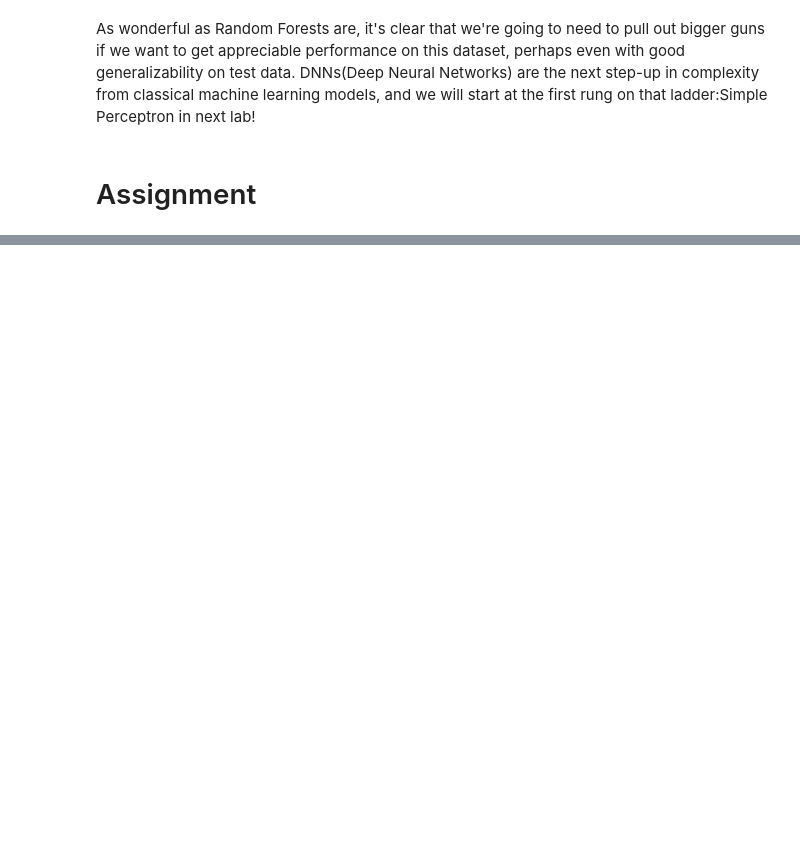
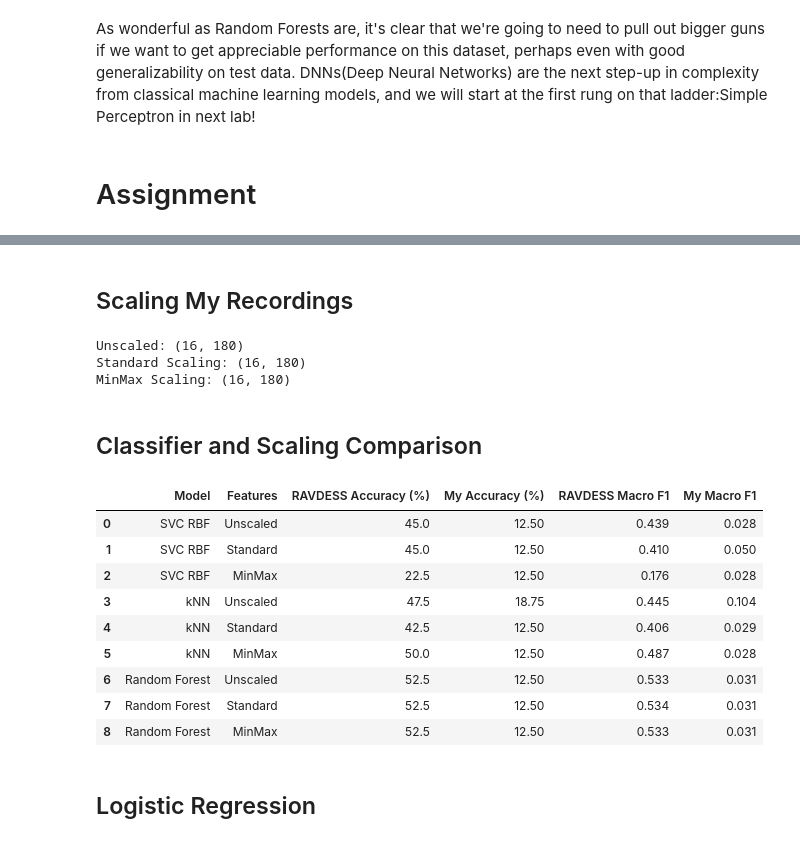
Before and after one commit to cyanhe001/Week3-ClassicML, a Jupyter notebook: Week_3_MachineLearning.ipynb, the cells around one changed output, grey strips where cells are left out. Drawn from its saved outputs; the diff is of its cells as text; code cells hidden in the pictures; blank space fills up the shorter version.

```diff
--- a/Week_3_MachineLearning.ipynb
+++ b/Week_3_MachineLearning.ipynb
@@ -601,2 +647,78 @@ As wonderful as Random Forests are, it's clear that we're going to need to pull
+# %% [markdown]
+## Scaling My Recordings
+# %%
+# Apply the same RAVDESS-based scaling to my recordings.
+standard_scaler = StandardScaler()
+standard_scaler.fit(np.asarray(features))
+my_features_scaled = standard_scaler.transform(my_features)
+
+minmax_scaler = MinMaxScaler()
+minmax_scaler.fit(np.asarray(features))
+my_features_minmax = minmax_scaler.transform(my_features)
+
+print('Unscaled:', my_features.shape)
+print('Standard Scaling:', my_features_scaled.shape)
+print('MinMax Scaling:', my_features_minmax.shape)
+# %% [output]
+Unscaled: (16, 180)
+Standard Scaling: (16, 180)
+MinMax Scaling: (16, 180)
+# %% [markdown]
+## Classifier and Scaling Comparison
+# %%
+from sklearn.base import clone
+from sklearn.metrics import accuracy_score, f1_score
+from sklearn.svm import SVC
+from sklearn.neighbors import KNeighborsClassifier
+from sklearn.ensemble import RandomForestClassifier
+
+models = {
+    'SVC RBF': SVC(C=3, gamma='auto', kernel='rbf', random_state=42),
+    'kNN': KNeighborsClassifier(n_neighbors=5, weights='distance', algorithm='brute', n_jobs=4),
+    'Random Forest': RandomForestClassifier(n_estimators=500, criterion='entropy', max_features='sqrt', random_state=42)
+}
+
+versions = {
+    'Unscaled': (X_train, X_test, my_features),
+    'Standard': (X_train_scaled, X_test_scaled, my_features_scaled),
+    'MinMax': (X_train_minmax, X_test_minmax, my_features_minmax)
+}
+
+train_labels = np.asarray(y_train).ravel()
+test_labels = np.asarray(y_test).ravel()
+emotion_labels = list(emotions_dict.values())
+
+results = []
+# Create a fresh model with the same parameters for each feature version.
+for model_name, base_model in models.items():
+    for version_name, (train_data, test_data, personal_data) in versions.items():
+        classifier = clone(base_model)
+        classifier.fit(train_data, train_labels)
+
+        ravdess_predictions = classifier.predict(test_data)
+        personal_predictions = classifier.predict(personal_data)
+
+        results.append({
+            'Model': model_name,
+            'Features': version_name,
+            'RAVDESS Accuracy (%)': 100 * accuracy_score(test_labels, ravdess_predictions),
+            'My Accuracy (%)': 100 * accuracy_score(my_emotions, personal_predictions),
+            'RAVDESS Macro F1': f1_score(test_labels, ravdess_predictions, labels=emotion_labels, average='macro', zero_division=0),
+            'My Macro F1': f1_score(my_emotions, personal_predictions, labels=emotion_labels, average='macro', zero_division=0)
+        })
+
+results_df = pd.DataFrame(results)
+results_df.round(3)
+# %% [output]
+|  | Model | Features | RAVDESS Accuracy (%) | My Accuracy (%) | RAVDESS Macro F1 | My Macro F1 |
+| 0 | SVC RBF | Unscaled | 45.0 | 12.50 | 0.439 | 0.028 |
+| 1 | SVC RBF | Standard | 45.0 | 12.50 | 0.410 | 0.050 |
+| 2 | SVC RBF | MinMax | 22.5 | 12.50 | 0.176 | 0.028 |
+| 3 | kNN | Unscaled | 47.5 | 18.75 | 0.445 | 0.104 |
+| 4 | kNN | Standard | 42.5 | 12.50 | 0.406 | 0.029 |
+| 5 | kNN | MinMax | 50.0 | 12.50 | 0.487 | 0.028 |
+| 6 | Random Forest | Unscaled | 52.5 | 12.50 | 0.533 | 0.031 |
+| 7 | Random Forest | Standard | 52.5 | 12.50 | 0.534 | 0.031 |
+| 8 | Random Forest | MinMax | 52.5 | 12.50 | 0.533 | 0.031 |
 # %% [markdown]
-##
+## Logistic Regression
```
Also changed, not shown: parts of 18 cells of this notebook.
